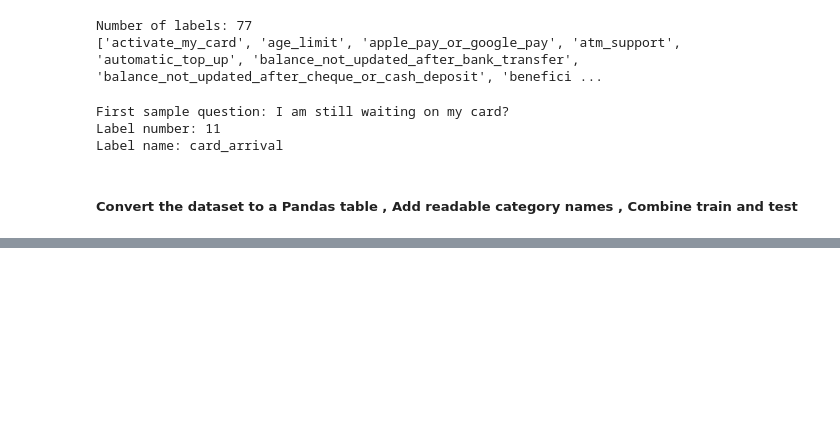
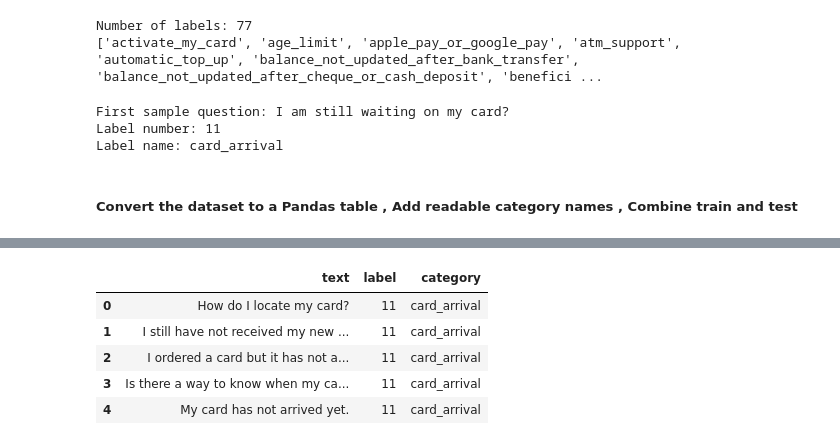
Before and after one commit to rowaidaEmad/FAQ-search-engine-project, a Jupyter notebook: code/main.ipynb, the cells around one changed output, grey strips where cells are left out. Cells and saved outputs as stored; diff of their text form; code cells hidden in the pictures; blank space fills up the shorter version.

```diff
--- a/code/main.ipynb
+++ b/code/main.ipynb
@@ -104,24 +104,41 @@ Label name: card_arrival
 train_df = dataset["train"].to_pandas()
 test_df = dataset["test"].to_pandas()
 
-train_df["category"] = train_df["label"].apply(
-    lambda label_number: label_names[label_number]
+# Training questions become the searchable FAQ collection
+corpus_df = train_df.copy().reset_index(drop=True)
+
+# Test questions become unseen queries for evaluation
+query_df = test_df.copy().reset_index(drop=True)
+
+# Convert numeric labels into readable category names
+corpus_df["category"] = corpus_df["label"].apply(
+    lambda number: label_names[number]
 )
 
-test_df["category"] = test_df["label"].apply(
-    lambda label_number: label_names[label_number]
+query_df["category"] = query_df["label"].apply(
+    lambda number: label_names[number]
 )
 
-df = pd.concat(
-    [train_df, test_df],
-    ignore_index=True
+# Inspect the corpus
+print("Corpus shape:", corpus_df.shape)
+print("Number of documents in corpus:", len(corpus_df))
+print(
+    "Number of categories in corpus:",
+    corpus_df["category"].nunique()
 )
 
-print("Dataset shape:", df.shape)
-print("Number of documents:", len(df))
-print("Number of categories:", df["category"].nunique())
-print("\nMissing values:")
-print(df.isnull().sum())
+# Inspect the query dataset
+print("\nQuery shape:", query_df.shape)
+print("Number of queries:", len(query_df))
+print(
+    "Number of categories in query:",
+    query_df["category"].nunique()
+)
 
-df.head()
+# Check for missing values
+print("\nMissing values in corpus:")
+print(corpus_df.isnull().sum())
+
+print("\nMissing values in query:")
+print(query_df.isnull().sum())
 # %% [output]
@@ -143 +173,10 @@ dtype: int64
+# %%
+query_df.head() #query_df2 -> unseen questions used to test the engine
+# %% [output]
+|  | text | label | category |
+| 0 | How do I locate my card? | 11 | card_arrival |
+| 1 | I still have not received my new ... | 11 | card_arrival |
+| 2 | I ordered a card but it has not a... | 11 | card_arrival |
+| 3 | Is there a way to know when my ca... | 11 | card_arrival |
+| 4 | My card has not arrived yet. | 11 | card_arrival |
 # %% [markdown]
```
Also changed, not shown: parts of 12 cells of this notebook.
